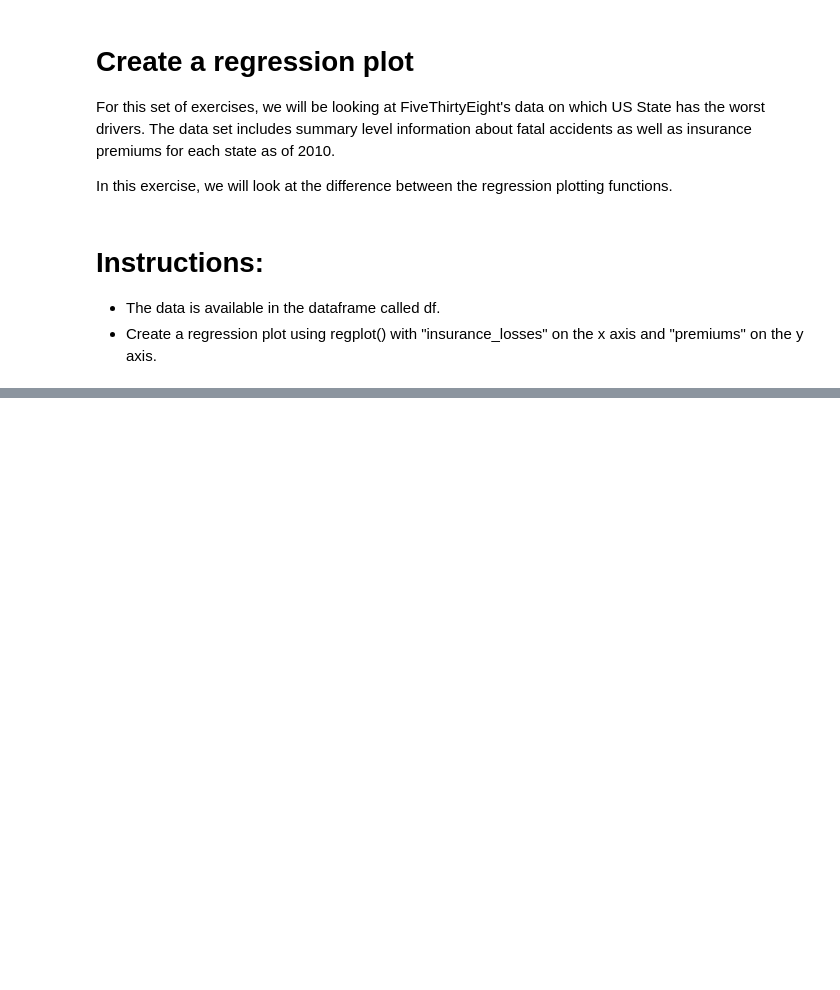
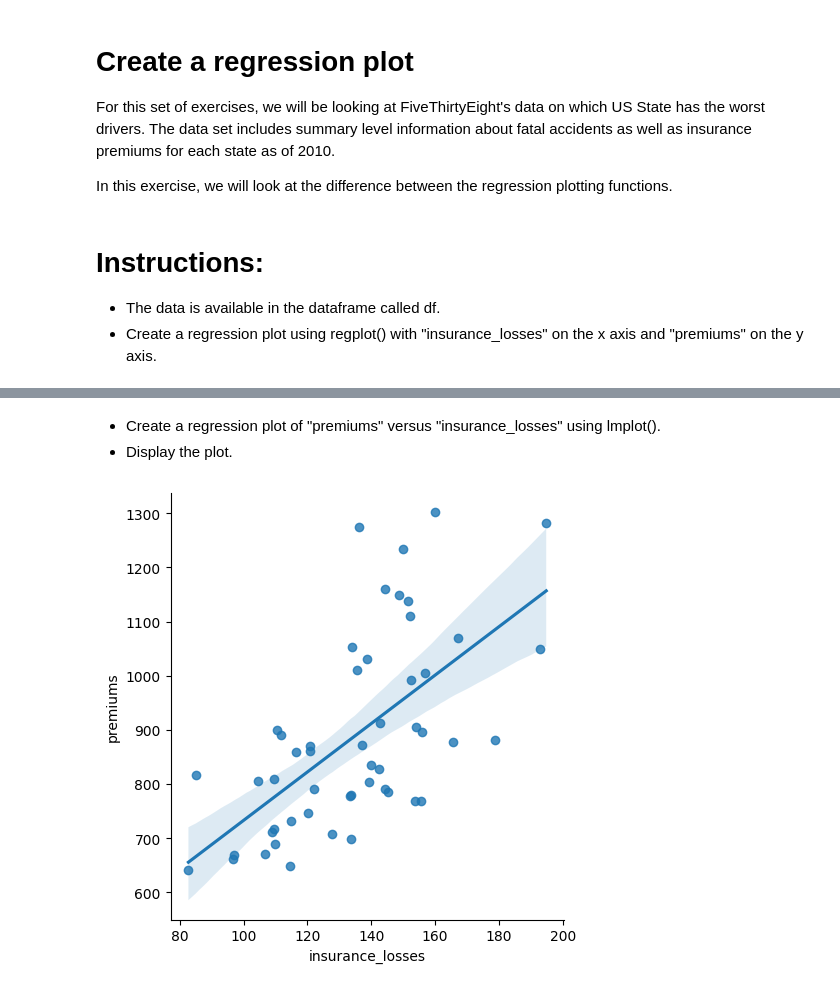
Before and after one commit to sendecka/DataCamp, a Jupyter notebook: DataCamp/13 Intermediate Data Visualization with Seaborn/01_ Seaborn_Introduction.ipynb, the cells around one changed output, grey strips where cells are left out. Drawn from its saved outputs; the diff is of its cells as text; code cells hidden in the pictures; blank space fills up the shorter version.

```diff
--- a/DataCamp/13 Intermediate Data Visualization with Seaborn/01_ Seaborn_Introduction.ipynb
+++ b/DataCamp/13 Intermediate Data Visualization with Seaborn/01_ Seaborn_Introduction.ipynb
@@ -121,0 +123,11 @@ KeyError: 'insurance_losses'
+# %% [markdown]
+- Create a regression plot of "premiums" versus "insurance_losses" using lmplot().
+- Display the plot.
+# %%
+# Create an lmplot of premiums vs. insurance_losses
+sns.lmplot(data = df, x = "insurance_losses", y = "premiums")
+
+# Display the second plot
+plt.show()
+# %% [output]
+[figure, added]
```
Also changed, not shown: parts of 8 cells of this notebook, 10 other files.
